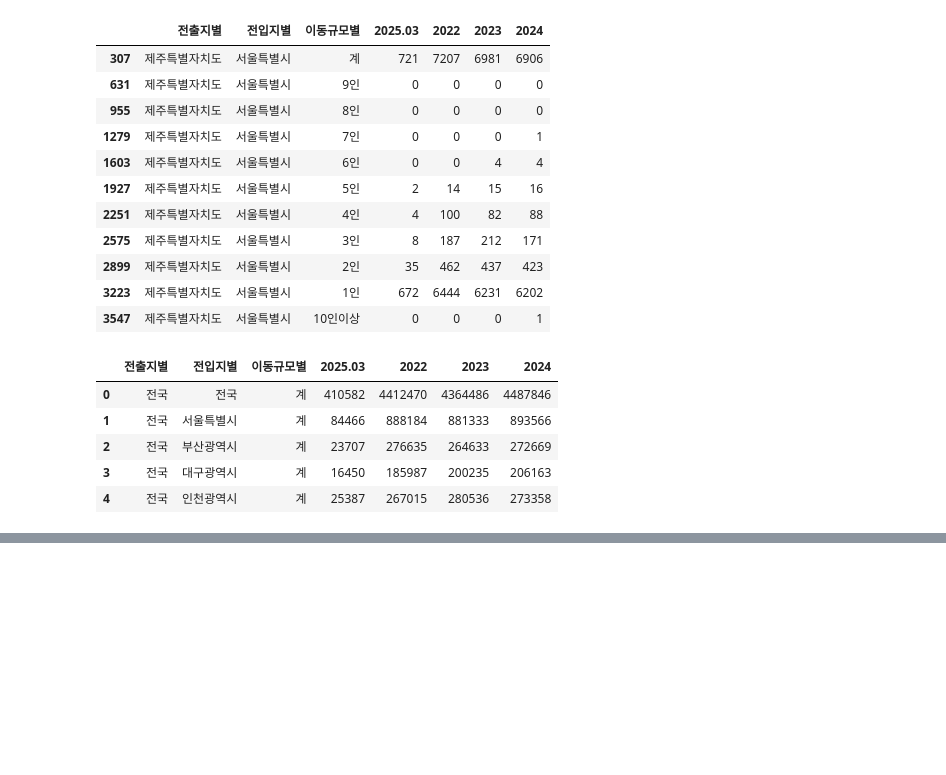
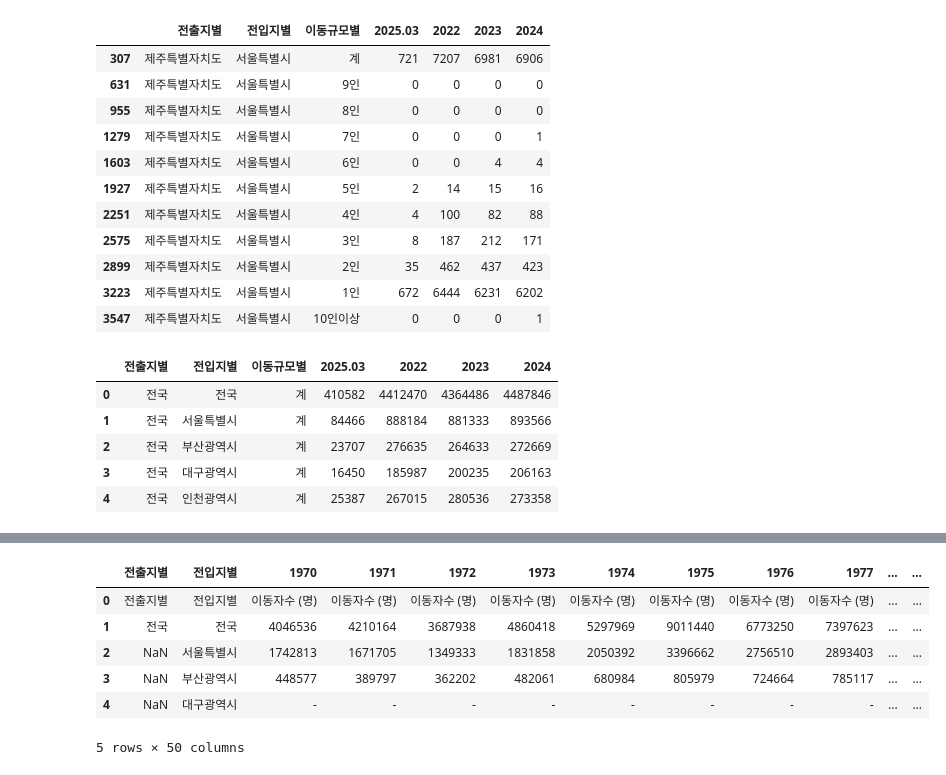
Before and after one commit to zailinliu/Pandas_study, a Jupyter notebook: part4-1.ipynb, the cells around one changed output, grey strips where cells are left out. Cells and saved outputs as stored; diff of their text form; code cells hidden in the pictures; blank space fills up the shorter version.

```diff
--- a/part4-1.ipynb
+++ b/part4-1.ipynb
@@ -293,0 +277,19 @@ plt.show()
+# %%
+# 화면 4분할 그래프
+import pandas as pd
+from matplotlib import pyplot as plt
+from matplotlib import font_manager, rc
+font_path = './data/malgun.ttf'
+font_name = font_manager.FontProperties(fname=font_path).get_name()
+rc('font', family=font_name)
+
+df = pd.read_excel('./data-4/시도별_전출입_인구수.xlsx')
+df.head()
+# %% [output]
+|  | 전출지별 | 전입지별 | 1970 | 1971 | 1972 | 1973 | 1974 | 1975 | 1976 | 1977 | ... | ... |
+| 0 | 전출지별 | 전입지별 | 이동자수 (명) | 이동자수 (명) | 이동자수 (명) | 이동자수 (명) | 이동자수 (명) | 이동자수 (명) | 이동자수 (명) | 이동자수 (명) | ... | ... |
+| 1 | 전국 | 전국 | 4046536 | 4210164 | 3687938 | 4860418 | 5297969 | 9011440 | 6773250 | 7397623 | ... | ... |
+| 2 | NaN | 서울특별시 | 1742813 | 1671705 | 1349333 | 1831858 | 2050392 | 3396662 | 2756510 | 2893403 | ... | ... |
+| 3 | NaN | 부산광역시 | 448577 | 389797 | 362202 | 482061 | 680984 | 805979 | 724664 | 785117 | ... | ... |
+| 4 | NaN | 대구광역시 | - | - | - | - | - | - | - | - | ... | ... |
+5 rows × 50 columns
```
Also changed, not shown: parts of 13 cells of this notebook, 4 other files.
